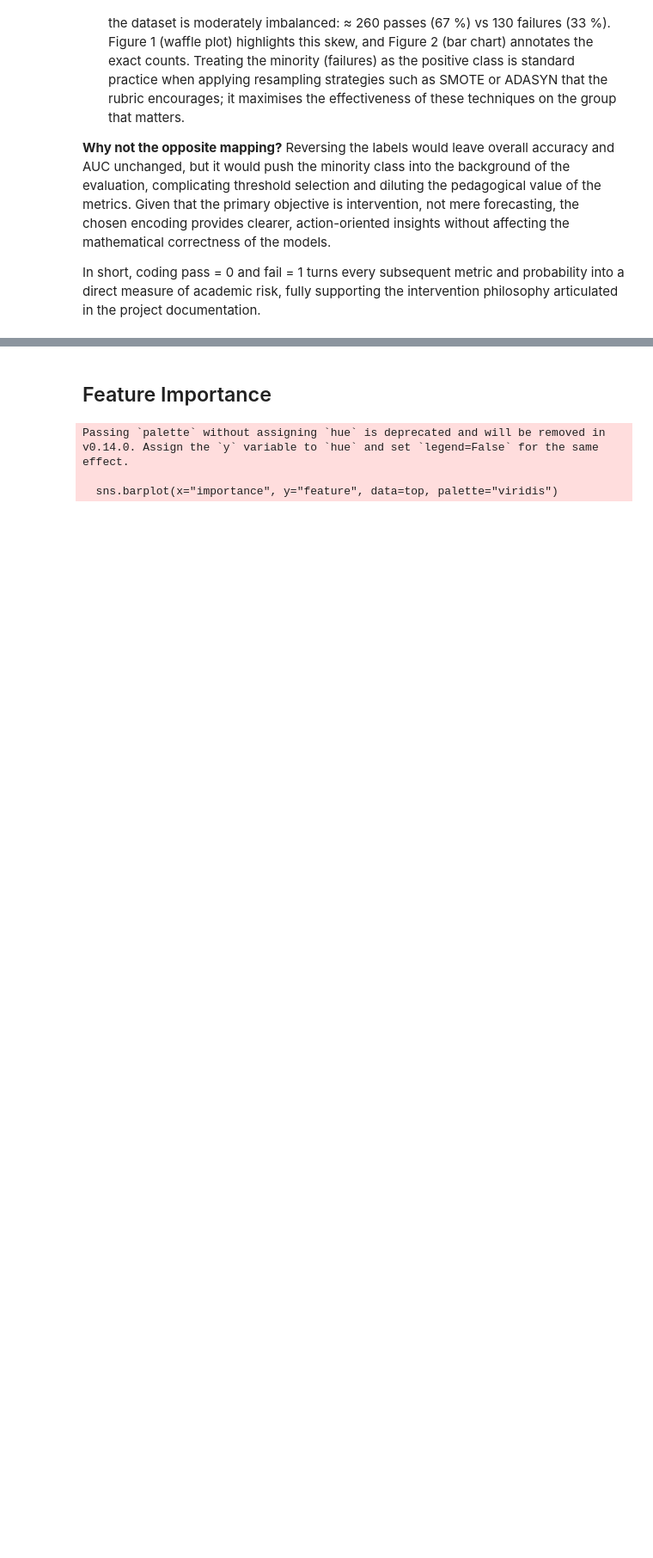
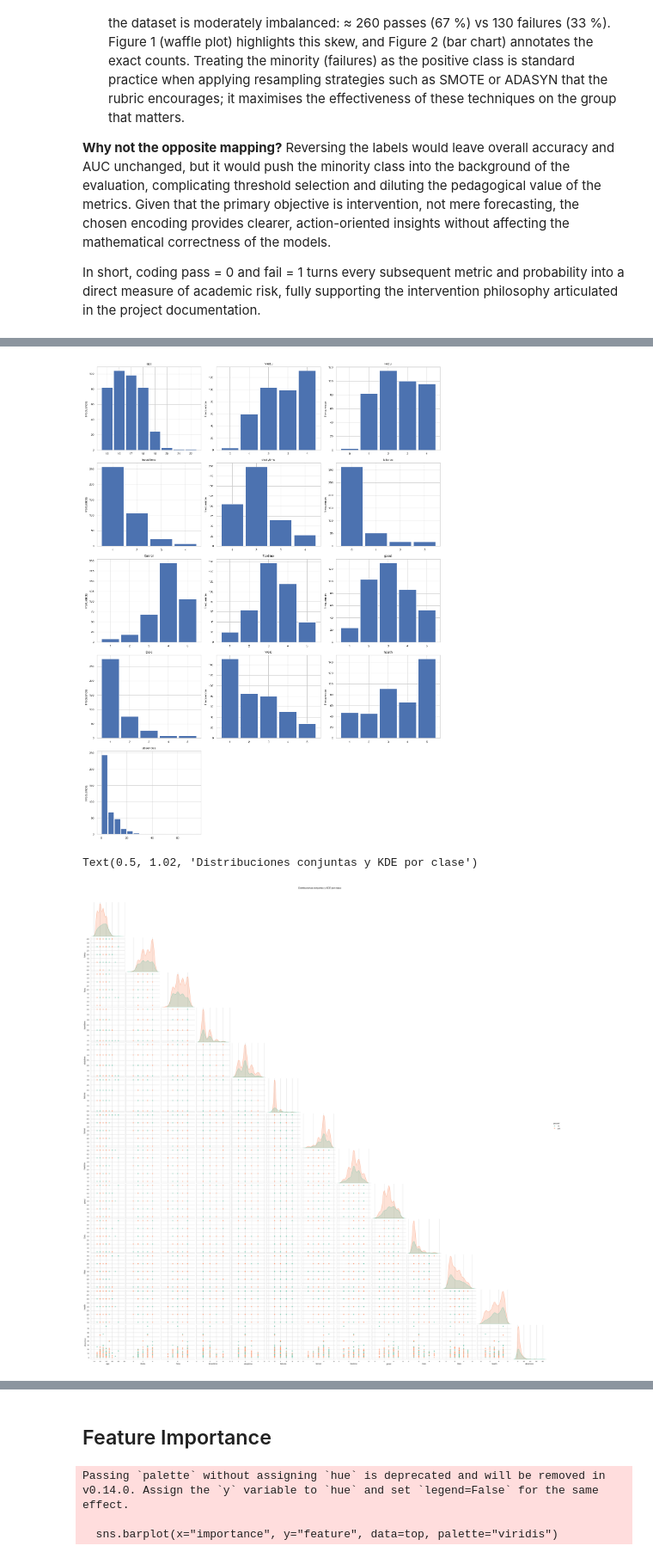
Before and after one commit to alfredofdlv/student-intervention-ml-pipeline, a Jupyter notebook: Report.ipynb, the cells around one changed output, grey strips where cells are left out. Shown at 86% size. Saved outputs shown, nothing was run; the diff lists cells and outputs as text; code cells hidden in the pictures; blank space fills up the shorter version.

```diff
--- a/Report.ipynb
+++ b/Report.ipynb
@@ -126,0 +133,7 @@ Size of Test set       : (79, 30)
+# %%
+from visualizations import numerical_features_visualization
+numerical_features_visualization(df)
+# %% [output]
+[figure, added]
+Text(0.5, 1.02, 'Distribuciones conjuntas y KDE por clase')
+[figure, added]
```
Also changed, not shown: parts of 31 cells of this notebook, 2 other files.
